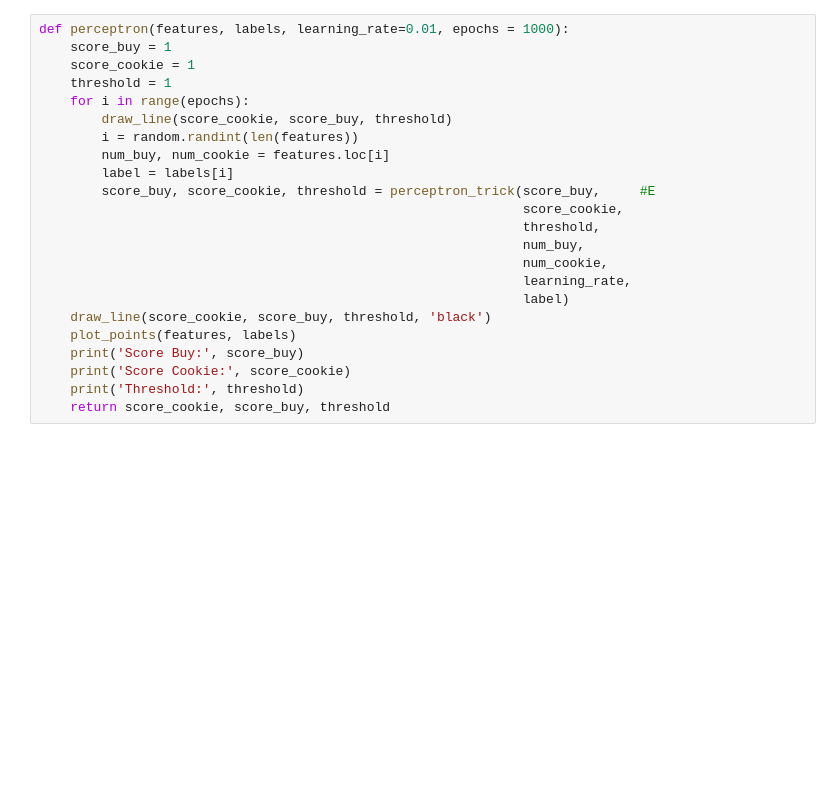
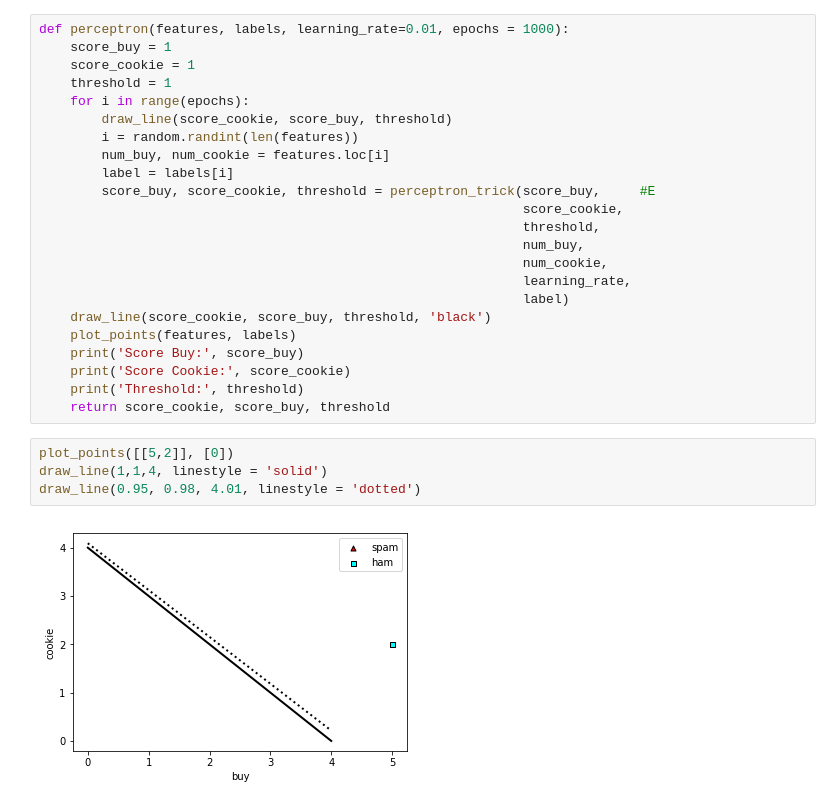
Before and after one commit to luisguiserrano/manning, a Jupyter notebook: Chapter 4 - Perceptron algorithm.ipynb, the cells around one changed output. Saved outputs shown, nothing was run; the diff lists cells and outputs as text; blank space fills up the shorter version.

```diff
--- a/Chapter 4 - Perceptron algorithm.ipynb
+++ b/Chapter 4 - Perceptron algorithm.ipynb
@@ -71,3 +75,9 @@ def perceptron(features, labels, learning_rate=0.01, epochs = 1000):
     print('Score Cookie:', score_cookie)
     print('Threshold:', threshold)
     return score_cookie, score_buy, threshold
+# %%
+plot_points([[5,2]], [0])
+draw_line(1,1,4, linestyle = 'solid')
+draw_line(0.95, 0.98, 4.01, linestyle = 'dotted')
+# %% [output]
+[figure, added]
```
Also changed, not shown: parts of 6 cells of this notebook, 8 other files.
